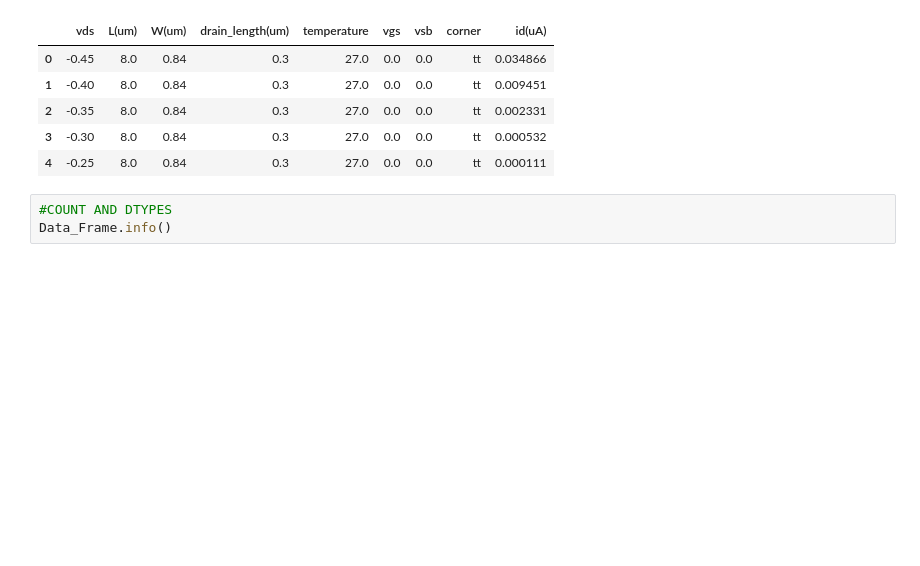
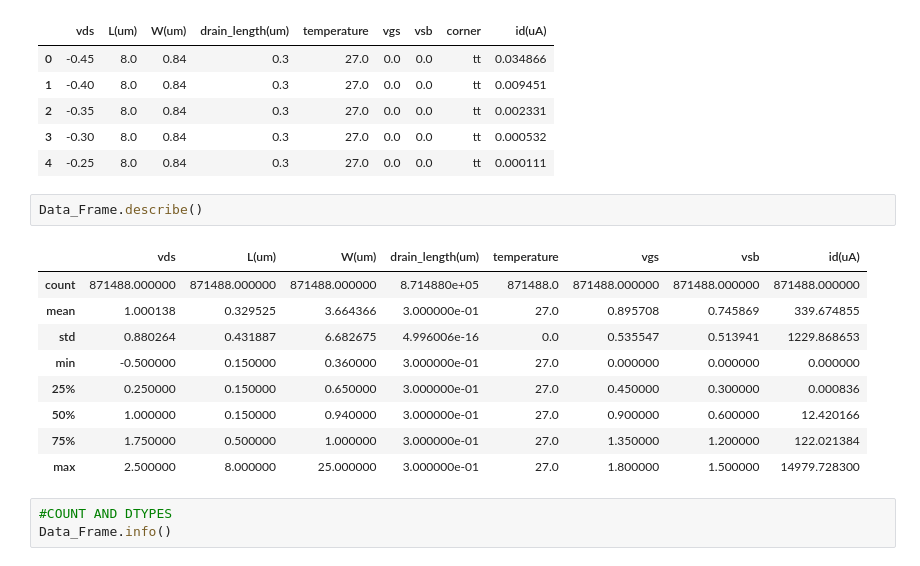
Before and after one commit to abdelrahmanabdelghany/Mabrains-Task-Transistor-Drain-Current-Prediction, a Jupyter notebook: EDA.ipynb, the cells around one changed output. Cells and saved outputs as stored; diff of their text form; blank space fills up the shorter version.

```diff
--- a/EDA.ipynb
+++ b/EDA.ipynb
@@ -40,6 +40,18 @@ Data_Frame.head()
 | 2 | -0.35 | 8.0 | 0.84 | 0.3 | 27.0 | 0.0 | 0.0 | tt | 0.002331 |
 | 3 | -0.30 | 8.0 | 0.84 | 0.3 | 27.0 | 0.0 | 0.0 | tt | 0.000532 |
 | 4 | -0.25 | 8.0 | 0.84 | 0.3 | 27.0 | 0.0 | 0.0 | tt | 0.000111 |
+# %%
+Data_Frame.describe()
+# %% [output]
+|  | vds | L(um) | W(um) | drain_length(um) | temperature | vgs | vsb | id(uA) |
+| count | 871488.000000 | 871488.000000 | 871488.000000 | 8.714880e+05 | 871488.0 | 871488.000000 | 871488.000000 | 871488.000000 |
+| mean | 1.000138 | 0.329525 | 3.664366 | 3.000000e-01 | 27.0 | 0.895708 | 0.745869 | 339.674855 |
+| std | 0.880264 | 0.431887 | 6.682675 | 4.996006e-16 | 0.0 | 0.535547 | 0.513941 | 1229.868653 |
+| min | -0.500000 | 0.150000 | 0.360000 | 3.000000e-01 | 27.0 | 0.000000 | 0.000000 | 0.000000 |
+| 25% | 0.250000 | 0.150000 | 0.650000 | 3.000000e-01 | 27.0 | 0.450000 | 0.300000 | 0.000836 |
+| 50% | 1.000000 | 0.150000 | 0.940000 | 3.000000e-01 | 27.0 | 0.900000 | 0.600000 | 12.420166 |
+| 75% | 1.750000 | 0.500000 | 1.000000 | 3.000000e-01 | 27.0 | 1.350000 | 1.200000 | 122.021384 |
+| max | 2.500000 | 8.000000 | 25.000000 | 3.000000e-01 | 27.0 | 1.800000 | 1.500000 | 14979.728300 |
 # %%
 #COUNT AND DTYPES
 Data_Frame.info()
```
Also changed, not shown: parts of 7 cells of this notebook.
